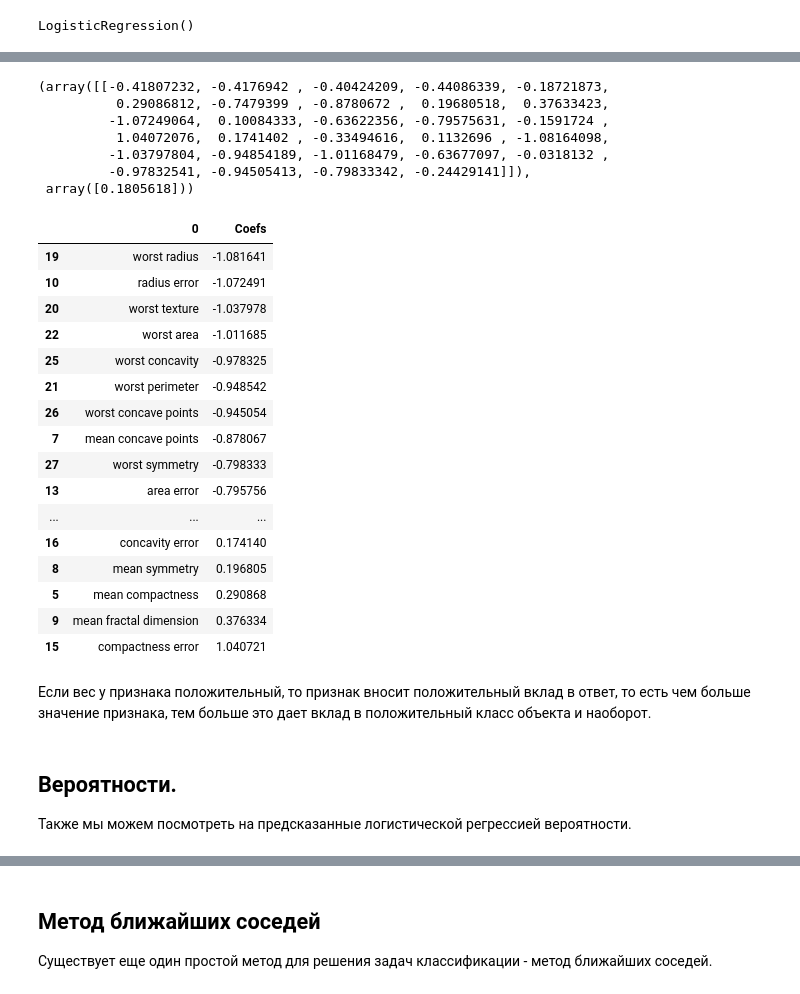
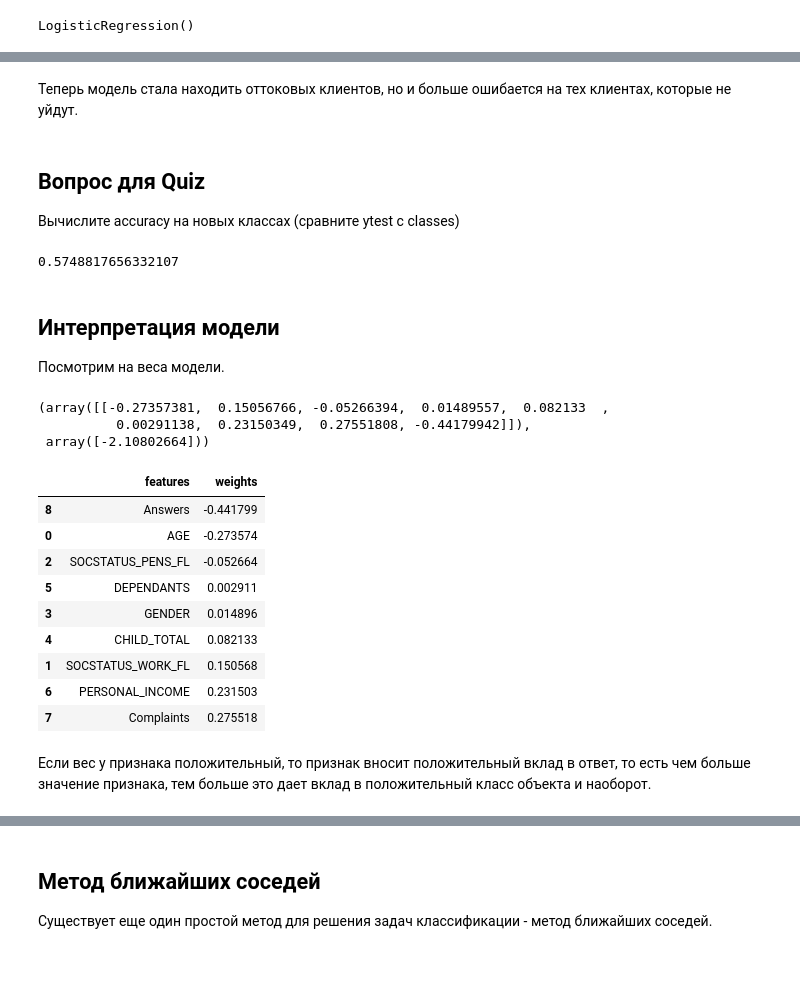
Before and after one commit to Murcha1990/churn_clients, a Jupyter notebook: Raiff_demo_classification.ipynb, the cells around one changed output, grey strips where cells are left out. Saved outputs shown, nothing was run; the diff lists cells and outputs as text; code cells hidden in the pictures; blank space fills up the shorter version.

```diff
--- a/Raiff_demo_classification.ipynb
+++ b/Raiff_demo_classification.ipynb
@@ -29,13 +36,6 @@ warnings.filterwarnings("ignore")
 # %%
 data = pd.read_csv("https://raw.githubusercontent.com/Murcha1990/churn_clients/main/ClientsData.csv")
 
-data['Complaints'] = data['LOAN_NUM_TOTAL']
-data['Answers'] = data['LOAN_NUM_CLOSED']
-
-data.drop(['LOAN_NUM_TOTAL','LOAN_NUM_CLOSED'],axis=1,inplace=True)
-
-data.to_csv("ClientsData.csv",index=False)
-
 data.shape
 # %% [output]
 (15223, 10)
@@ -84,3 +70,6 @@ len(y[y==0]), len(y[y==1])
+# %%
+X = data.drop('TARGET', axis=1)
+y = data['TARGET']
 # %% [markdown]
 Для решения этой задачи будем использовать **линейную модель классификации — логистическую регрессию**.
 
@@ -91,4 +80,4 @@ len(y[y==0]), len(y[y==1])
 from sklearn.metrics import accuracy_score
 from sklearn.model_selection import train_test_split
 
-Xtrain, Xtest, ytrain, ytest = train_test_split(X, y, test_size=0.2, random_state=1)
+Xtrain, Xtest, ytrain, ytest = train_test_split(X, y, test_size=0.25, random_state=42)
@@ -139,35 +210,39 @@ accuracy_score(ytest, pred_test)
+# %% [markdown]
+Теперь модель стала находить оттоковых клиентов, но и больше ошибается на тех клиентах, которые не уйдут.
+# %% [markdown]
+## Вопрос для Quiz
+
+Вычислите accuracy на новых классах (сравните ytest с classes)
+# %%
+# ваш код здесь
+
+accuracy_score(ytest, classes)
+# %% [output]
+0.5748817656332107
+# %% [markdown]
+## Интерпретация модели
+
+Посмотрим на веса модели.
 # %%
 model.coef_, model.intercept_
 # %% [output]
-(array([[-0.41807232, -0.4176942 , -0.40424209, -0.44086339, -0.18721873,
-          0.29086812, -0.7479399 , -0.8780672 ,  0.19680518,  0.37633423,
-         -1.07249064,  0.10084333, -0.63622356, -0.79575631, -0.1591724 ,
-          1.04072076,  0.1741402 , -0.33494616,  0.1132696 , -1.08164098,
-         -1.03797804, -0.94854189, -1.01168479, -0.63677097, -0.0318132 ,
-         -0.97832541, -0.94505413, -0.79833342, -0.24429141]]),
- array([0.1805618]))
+(array([[-0.27357381,  0.15056766, -0.05266394,  0.01489557,  0.082133  ,
+          0.00291138,  0.23150349,  0.27551808, -0.44179942]]),
+ array([-2.10802664]))
 # %%
 import pandas as pd
 
-coef_table = pd.DataFrame(list(X.columns)).copy()
-coef_table.insert(len(coef_table.columns),"Coefs",model.coef_.transpose())
+coef_table = pd.DataFrame({'features' : list(X.columns), 'weights' : list(model.coef_[0])})
 
-coef_table.sort_values(by='Coefs')
+coef_table.sort_values(by='weights')
 # %% [output]
-|  | 0 | Coefs |
-| 19 | worst radius | -1.081641 |
-| 10 | radius error | -1.072491 |
-| 20 | worst texture | -1.037978 |
-| 22 | worst area | -1.011685 |
-| 25 | worst concavity | -0.978325 |
-| 21 | worst perimeter | -0.948542 |
-| 26 | worst concave points | -0.945054 |
-| 7 | mean concave points | -0.878067 |
-| 27 | worst symmetry | -0.798333 |
-| 13 | area error | -0.795756 |
-| ... | ... | ... |
-| 16 | concavity error | 0.174140 |
-| 8 | mean symmetry | 0.196805 |
-| 5 | mean compactness | 0.290868 |
-| 9 | mean fractal dimension | 0.376334 |
-| 15 | compactness error | 1.040721 |
+|  | features | weights |
+| 8 | Answers | -0.441799 |
+| 0 | AGE | -0.273574 |
+| 2 | SOCSTATUS_PENS_FL | -0.052664 |
+| 5 | DEPENDANTS | 0.002911 |
+| 3 | GENDER | 0.014896 |
+| 4 | CHILD_TOTAL | 0.082133 |
+| 1 | SOCSTATUS_WORK_FL | 0.150568 |
+| 6 | PERSONAL_INCOME | 0.231503 |
+| 7 | Complaints | 0.275518 |
@@ -176,6 +249,2 @@ coef_table.sort_values(by='Coefs')
 # %% [markdown]
 Если вес у признака положительный, то признак вносит положительный вклад в ответ, то есть чем больше значение признака, тем больше это дает вклад в положительный класс объекта и наоборот.
-# %% [markdown]
-## Вероятности.
-
-Также мы можем посмотреть на предсказанные логистической регрессией вероятности.
```
Also changed, not shown: parts of 48 cells of this notebook.
